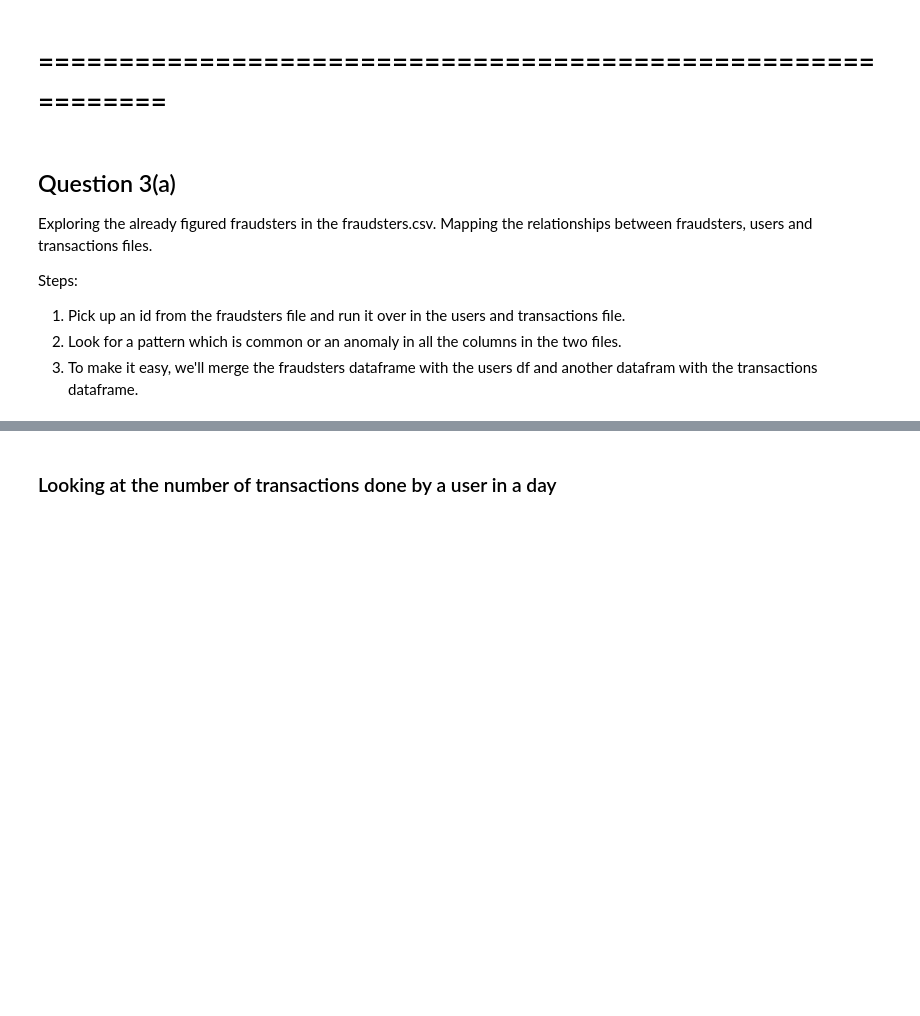
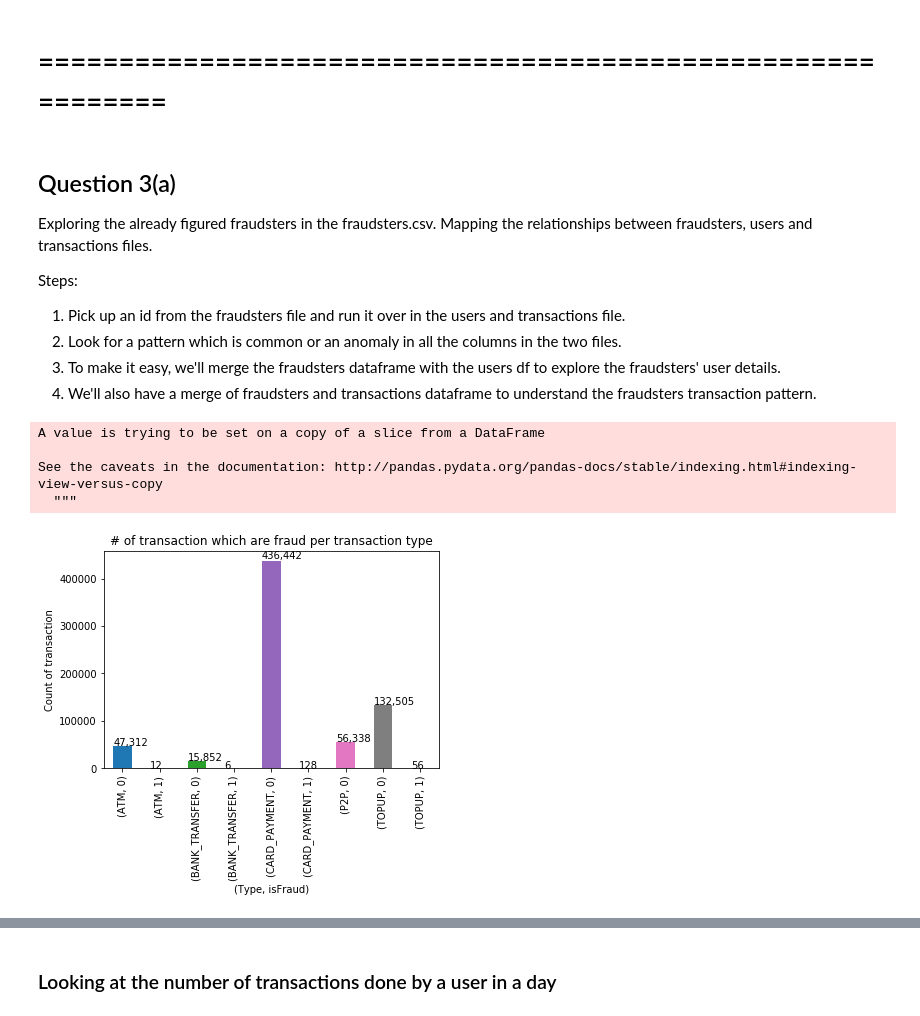
Before and after one commit to harshitcodes/fin_crime, a Jupyter notebook: find_fraudsters.ipynb, the cells around one changed output, grey strips where cells are left out. Saved outputs shown, nothing was run; the diff lists cells and outputs as text; code cells hidden in the pictures; blank space fills up the shorter version.

```diff
--- a/find_fraudsters.ipynb
+++ b/find_fraudsters.ipynb
@@ -183,4 +224,25 @@ Exploring the already figured fraudsters in the fraudsters.csv. Mapping the rela
 Steps:
 1. Pick up an id from the fraudsters file and run it over in the users and transactions file.
 2. Look for a pattern which is common or an anomaly in all the columns in the two files.
-3. To make it easy, we'll merge the fraudsters dataframe with the users df and another datafram with the transactions dataframe.
+3. To make it easy, we'll merge the fraudsters dataframe with the users df to explore the fraudsters' user details.
+4. We'll also have a merge of fraudsters and transactions dataframe to understand the fraudsters transaction pattern.
+# %%
+# lets add a column is_fraud in the transaction table to mark all the fraudulent transactions
+
+trans_df['is_fraud'] = 0
+for i in frauds_df['user_id']:
+    trans_df['is_fraud'][trans_df['user_id'] == i] = 1
+# %% [output]
+A value is trying to be set on a copy of a slice from a DataFrame
+
+See the caveats in the documentation: http://pandas.pydata.org/pandas-docs/stable/indexing.html#indexing-view-versus-copy
+  """
+# %%
+ax = trans_df.groupby(['type', 'is_fraud']).size().plot(kind='bar')
+ax.set_title("# of transaction which are fraud per transaction type")
+ax.set_xlabel("(Type, isFraud)")
+ax.set_ylabel("Count of transaction")
+for p in ax.patches:
+    ax.annotate(str(format(int(p.get_height()), ',d')), (p.get_x(), p.get_height()*1.01))
+# %% [output]
+[figure, added]
```
Also changed, not shown: parts of 20 cells of this notebook.
